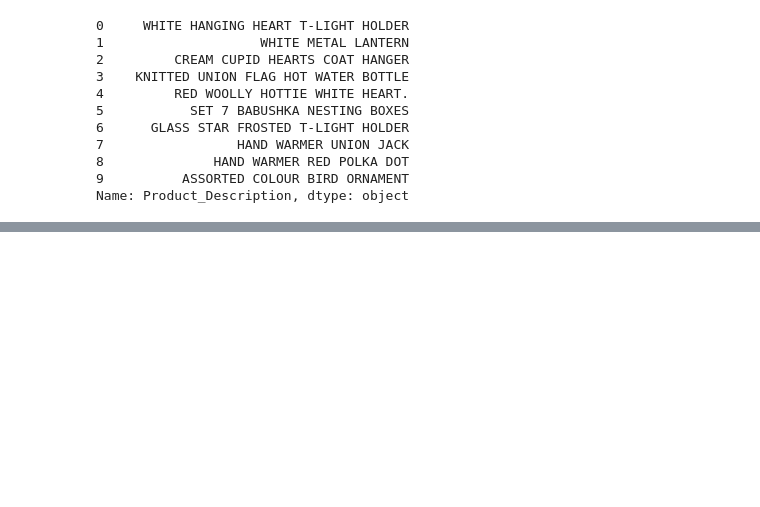
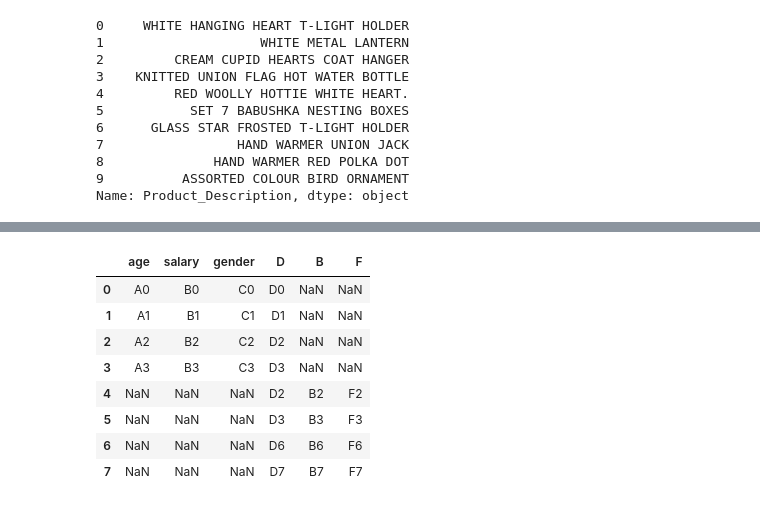
Before and after one commit to rahul8879/AI_ML_SATHISH, a Jupyter notebook: 02_PANDAS_ADVANCE.IPYNB, the cells around one changed output, grey strips where cells are left out. Drawn from its saved outputs; the diff is of its cells as text; code cells hidden in the pictures; blank space fills up the shorter version.

```diff
--- a/02_PANDAS_ADVANCE.IPYNB
+++ b/02_PANDAS_ADVANCE.IPYNB
@@ -251,0 +325,12 @@ Name: Product_Description, dtype: object
+# %%
+final_data.head(10)
+# %% [output]
+|  | age | salary | gender | D | B | F |
+| 0 | A0 | B0 | C0 | D0 | NaN | NaN |
+| 1 | A1 | B1 | C1 | D1 | NaN | NaN |
+| 2 | A2 | B2 | C2 | D2 | NaN | NaN |
+| 3 | A3 | B3 | C3 | D3 | NaN | NaN |
+| 4 | NaN | NaN | NaN | D2 | B2 | F2 |
+| 5 | NaN | NaN | NaN | D3 | B3 | F3 |
+| 6 | NaN | NaN | NaN | D6 | B6 | F6 |
+| 7 | NaN | NaN | NaN | D7 | B7 | F7 |
```
Also changed, not shown: parts of 14 cells of this notebook.
